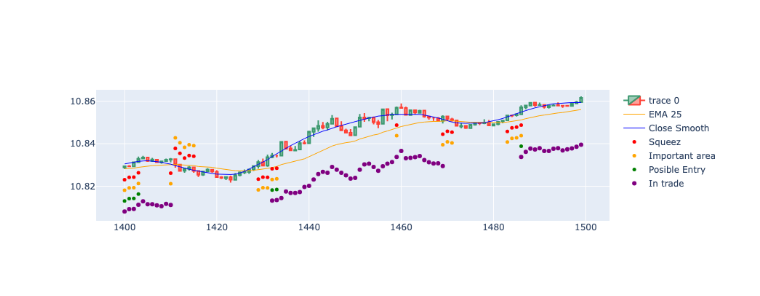
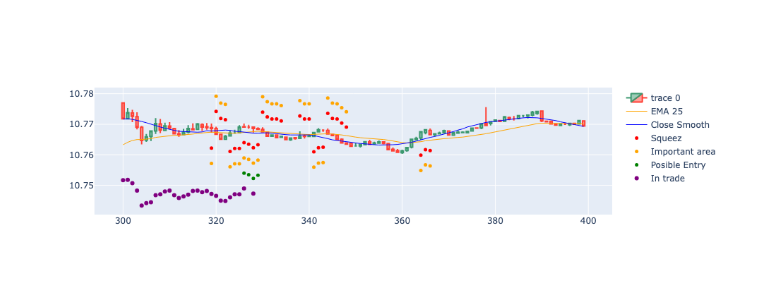
Before and after one commit to gastoncs/jupyter-docker, a Jupyter notebook: app/src/trade/squeez/backtest/backtest_EURUSD.ipynb, the cells around one changed output. Drawn from its saved outputs; the diff is of its cells as text; code cells hidden in the pictures.

```diff
--- a/app/src/trade/squeez/backtest/backtest_EURUSD.ipynb
+++ b/app/src/trade/squeez/backtest/backtest_EURUSD.ipynb
@@ -114,7 +114,7 @@ with pd.option_context("mode.copy_on_write", True):
 import plotly.graph_objects as go
 import plotly.express as px
 
-dfpl = result[1400:1500]
+dfpl = result[300:400]
 
 fig = go.Figure(
     data=[
@@ -122,31 +122,31 @@ fig = go.Figure(
             x=dfpl['bar'],
             open=round(dfpl['open']*10,4),
             high=round(dfpl['high']*10,4),
             low=round(dfpl['low']*10,4),
             close=round(dfpl['close']*10,4)
         ),
         go.Scatter(
             x=dfpl['bar'],
             y=round(dfpl['ema25']*10,4),
             line=dict(color='orange', width=1),
             name="EMA 25"),
         go.Scatter(
             x=dfpl['bar'],
             y=round(dfpl['close_smooth']*10,4),
             line=dict(color='blue', width=1),
             name="Close Smooth")
     ]
 )
 
 fig.add_scatter(x=dfpl['bar'], y=dfpl['squezzeArea'], mode="markers", marker=dict(size=5, color="red"), name="Squeez")
 fig.add_scatter(x=dfpl['bar'], y=dfpl['squeezeCloseToEmaArea'], mode="markers", marker=dict(size=5, color="orange"), name="Important area")
 fig.add_scatter(x=dfpl['bar'], y=dfpl['posibleEntry'], mode="markers", marker=dict(size=5, color="green"), name="Posible Entry")
 fig.add_scatter(x=dfpl['bar'], y=dfpl['positionArea'], mode="markers", marker=dict(size=6, color="purple"), name="In trade")
 
 fig.update_layout(
     xaxis_rangeslider_visible=False
 )
 
 fig.show()
 # %% [output]
-[figure, old version]
+[figure, new version]
```
Also changed, not shown: parts of 1 cell of this notebook, 3 other files.
